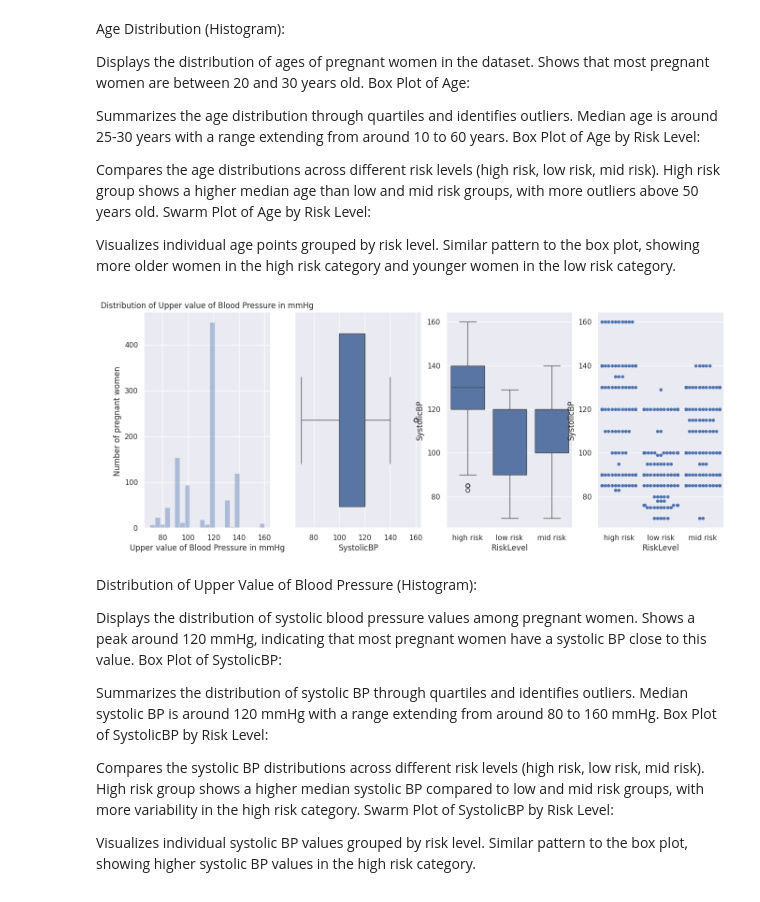
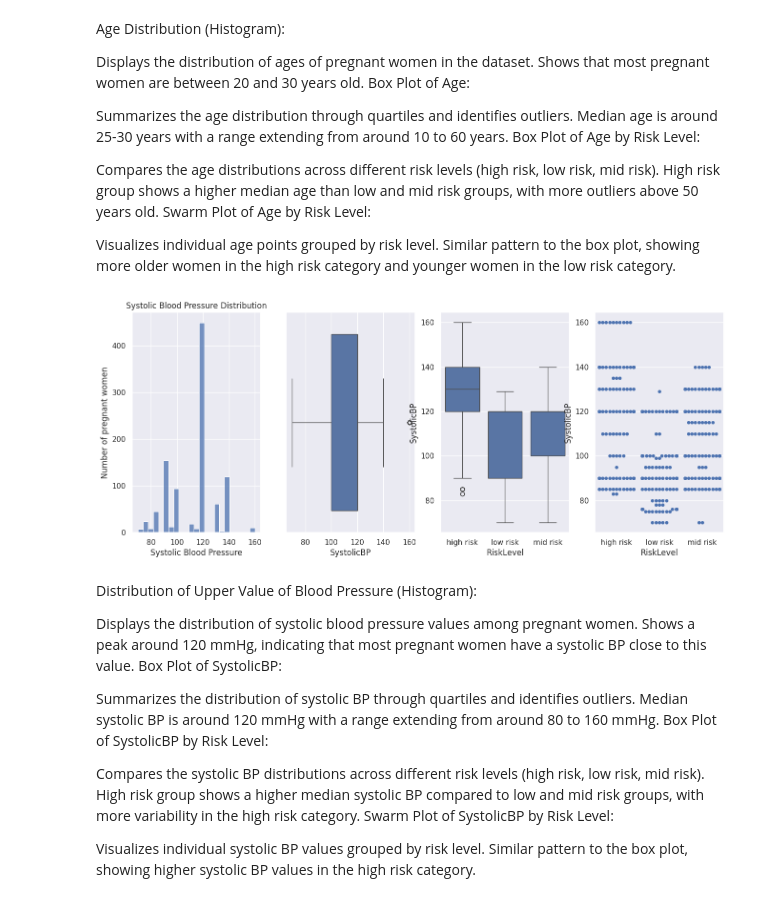
Before and after one commit to Nanasei878/Maternal-Health-Risk-Evaluation, a Jupyter notebook: Maternal_Health_Risk_Data.ipynb, the cells around one changed output. Saved outputs shown, nothing was run; the diff lists cells and outputs as text; code cells hidden in the pictures.

```diff
--- a/Maternal_Health_Risk_Data.ipynb
+++ b/Maternal_Health_Risk_Data.ipynb
@@ -140,22 +152,10 @@ Swarm Plot of Age by Risk Level:
 
 Visualizes individual age points grouped by risk level.
 Similar pattern to the box plot, showing more older women in the high risk category and younger women in the low risk category.
-# %%
-plt.figure(figsize=(16,6))
-plt.subplot(141)
-plt.title("Distribution of Upper value of Blood Pressure in mmHg")
-sns.distplot(a=df.SystolicBP,kde=False)
-plt.xlabel("Upper value of Blood Pressure in mmHg")
-plt.ylabel("Number of pregnant women ")
-plt.subplot(142)
-sns.boxplot(x=df.SystolicBP)
-plt.subplot(143)
-sns.boxplot(x=df.RiskLevel, y=df.SystolicBP)
-plt.subplot(144)
-sns.swarmplot(x=df.RiskLevel, y=df.SystolicBP)
-plt.show()
-# %% [output]
-[figure, removed]
+# %%
+visualizer('SystolicBP', 'Systolic Blood Pressure Distribution', 'Systolic Blood Pressure', 'Number of pregnant women')
+# %% [output]
+[figure, added]
 # %% [markdown]
 Distribution of Upper Value of Blood Pressure (Histogram):
 
```
Also changed, not shown: parts of 11 cells of this notebook.
